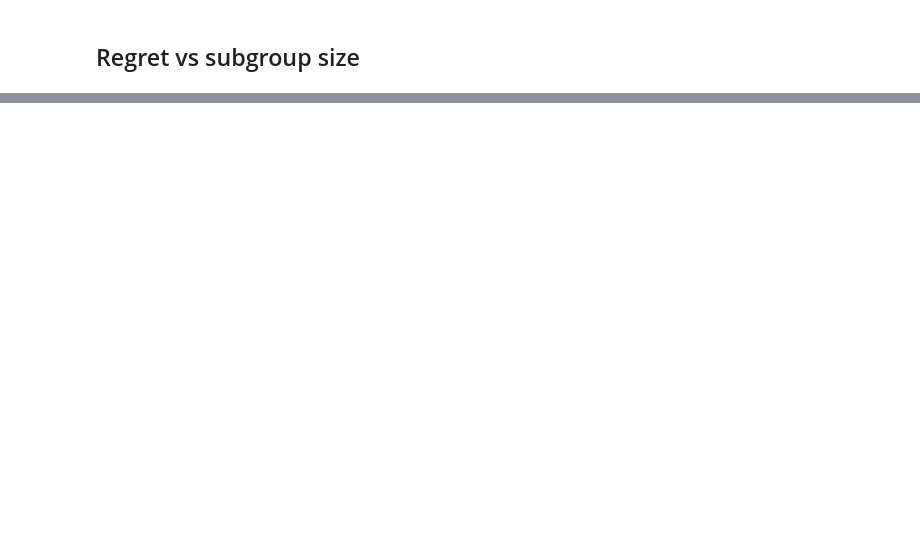
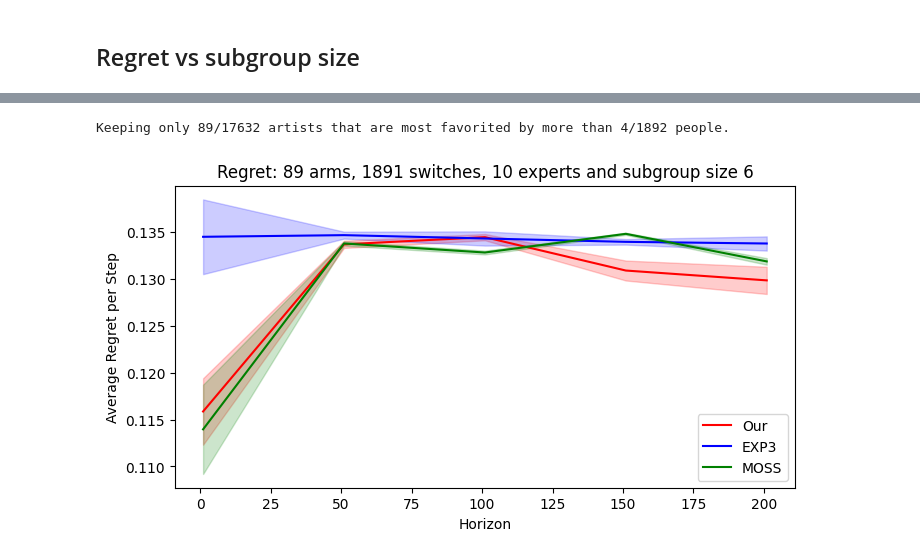
Before and after one commit to duongnhatthang/meta-bandit, a Jupyter notebook: main.ipynb, the cells around one changed output, grey strips where cells are left out. Drawn from its saved outputs; the diff is of its cells as text; code cells hidden in the pictures; blank space fills up the shorter version.

```diff
--- a/main.ipynb
+++ b/main.ipynb
@@ -74,4 +85,7 @@ utils.switches_exp(N_EXPS, N_SWITCHES, N_BANDITS, HORIZON,
 # %%
-utils.horizon_exp(N_EXPS, N_SWITCHES, N_BANDITS, N_UNBIASED_OBS, ALG_NAME,
-                  OPT_SIZE, N_EXPERT, DS_NAME, horizon_list = np.arange(1,202,50)*10)
+cache_h = utils.horizon_exp(N_EXPS, N_SWITCHES, N_BANDITS, N_UNBIASED_OBS, ALG_NAME, OPT_SIZE, N_EXPERT,
+                  DS_NAME, horizon_list = np.arange(1,202,50), quiet=True, **kwargs)
+# %% [output]
+Keeping only 89/17632 artists that are most favorited by more than 4/1892 people.
+[figure, added]
 # %%
```
Also changed, not shown: parts of 12 cells of this notebook, 3 other files.
